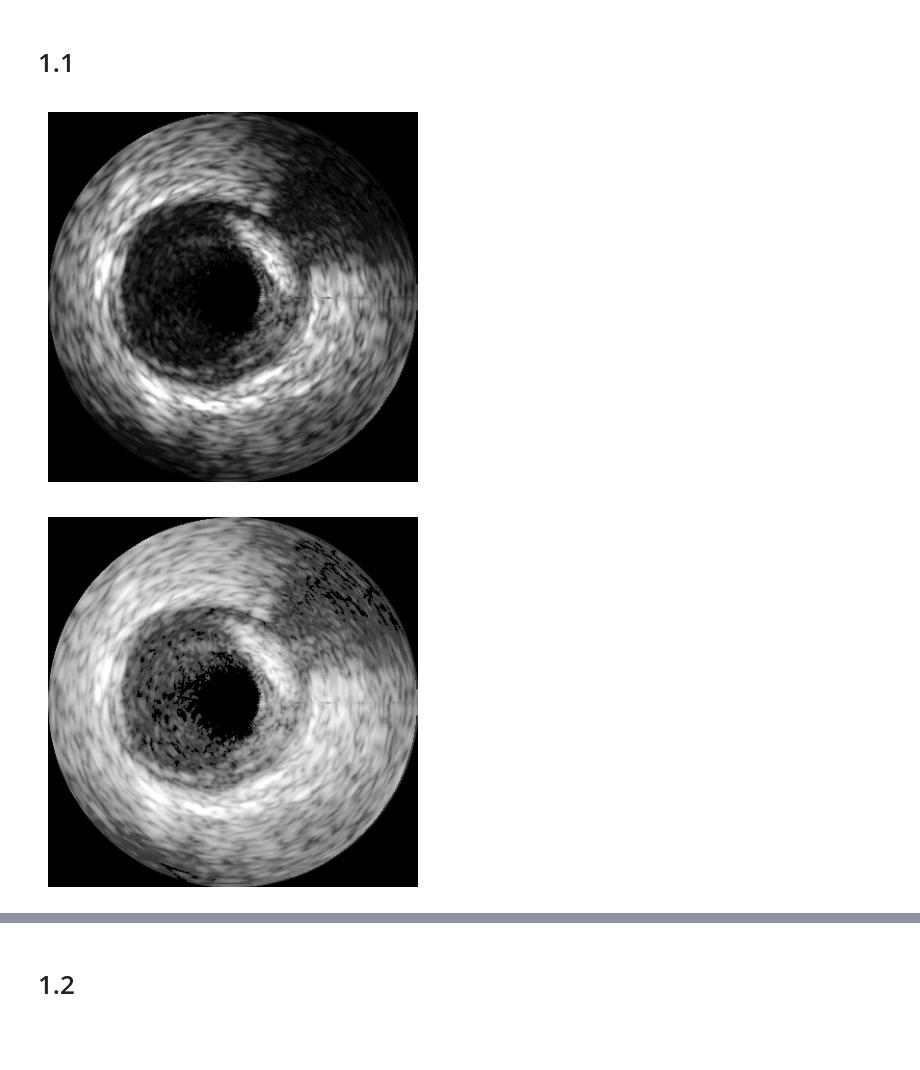
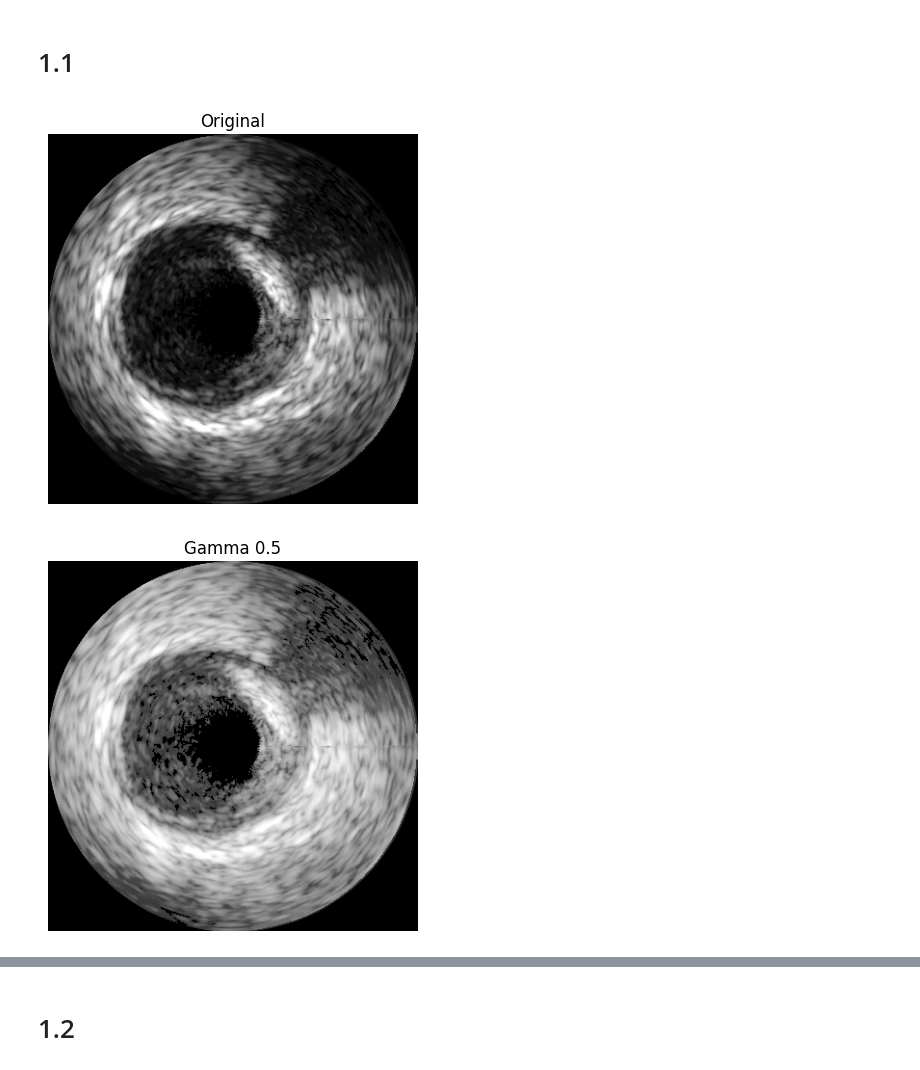
Before and after one commit to 3chammmpppthichanon/University, a Jupyter notebook: COS3401(1-86)/Assignment/assignment1.ipynb, the cells around one changed output, grey strips where cells are left out. Cells and saved outputs as stored; diff of their text form; code cells hidden in the pictures; blank space fills up the shorter version.

```diff
--- a/COS3401(1-86)/Assignment/assignment1.ipynb
+++ b/COS3401(1-86)/Assignment/assignment1.ipynb
@@ -7,13 +7,13 @@ from utils import *
 # %%
 img = cv2.imread("./images/frame_ivus.png", 0)
 # %%
-plt_image(img, gray=True)
+show_image_plt(img, gray=True, title='Original')
 # %% [output]
-[figure, old version]
+[figure, new version]
 # %%
 gamma_image = power_gamma(img, 0.5)
 # %%
-plt_image(gamma_image, gray=True)
+show_image_plt(gamma_image, gray=True, title='Gamma 0.5')
 # %% [output]
-[figure, old version]
+[figure, new version]
 # %%
```
Also changed, not shown: parts of 15 cells of this notebook, 26 other files.
